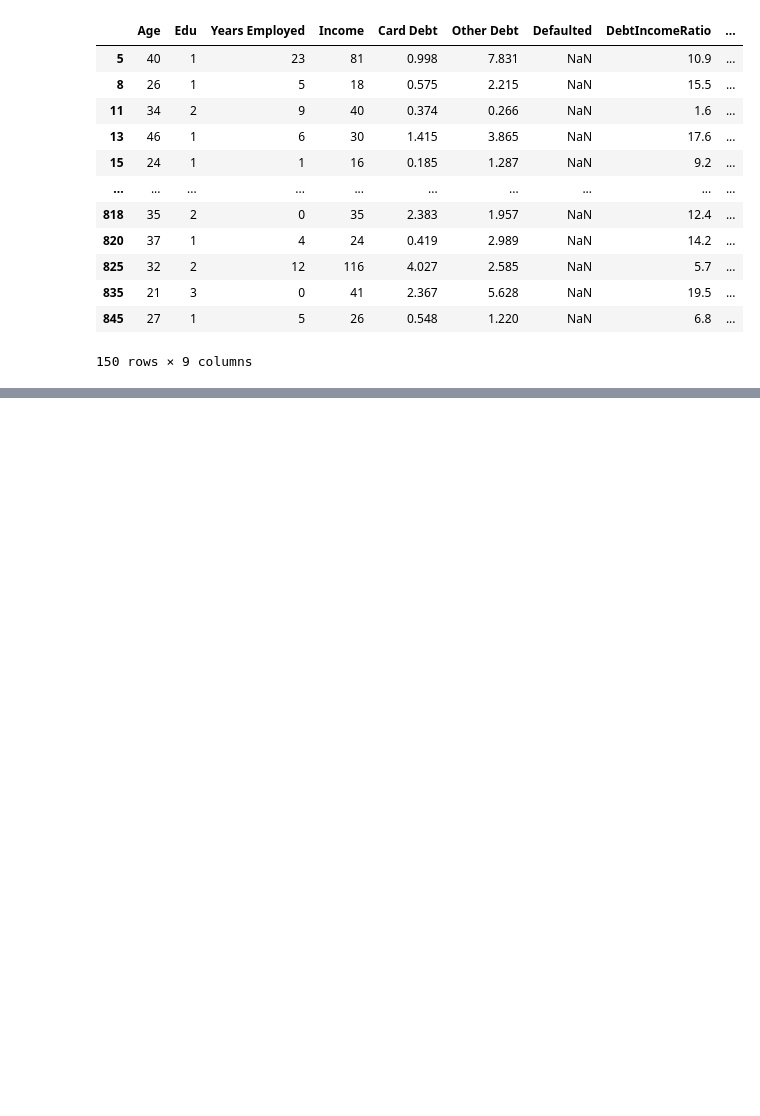
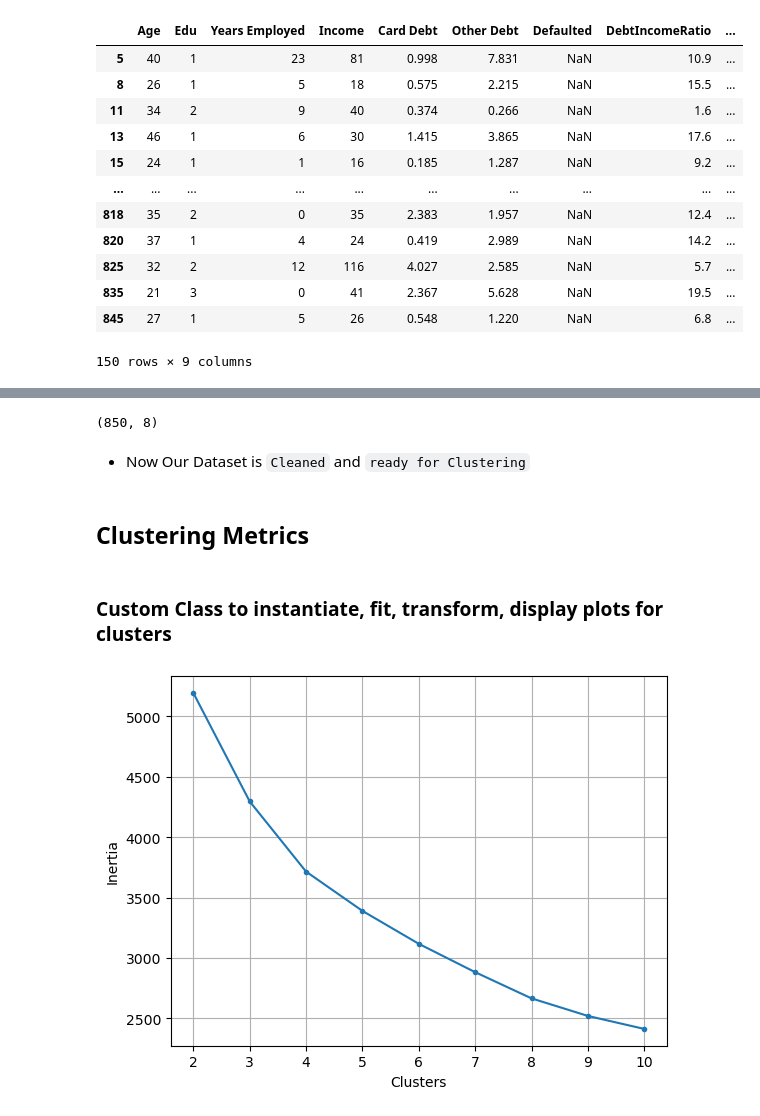
Before and after one commit to KDcodePy/Customer_Clustering_With_Kmeans, a Jupyter notebook: Kmeans.ipynb, the cells around one changed output, grey strips where cells are left out. Cells and saved outputs as stored; diff of their text form; code cells hidden in the pictures; blank space fills up the shorter version.

Commit message:
update Kmeans.ipynb - add new class to create model and diplay plots

```diff
--- a/Kmeans.ipynb
+++ b/Kmeans.ipynb
@@ -247,3 +249,6 @@ test_df
 # %%
 # Drop the missing value feature
 test_df.drop(columns="Defaulted", inplace=True)
+# %%
+# Replace the column name prediction back to Defaulted
+test_df.rename(columns={"prediction":"Defaulted"},inplace=True)
@@ -249,0 +265,3 @@ test_df.drop(columns="Defaulted", inplace=True)
+# %%
+# Combine Train and test DataFrame back together into a new df
+cleaned_df = pd.concat([train_df,test_df])
@@ -249,0 +308,50 @@ test_df.drop(columns="Defaulted", inplace=True)
+# %%
+cleaned_df.shape
+# %% [output]
+(850, 8)
+# %% [markdown]
+- Now Our Dataset is `Cleaned` and `ready for Clustering`
+# %% [markdown]
+## Clustering Metrics
+# %% [markdown]
+### Custom Class to instantiate, fit, transform, display plots for clusters
+# %%
+class ClusterMaker:
+    def __init__(self, data):
+        self.data = data
+
+        # Instantiate Scaler
+        scaler = StandardScaler()
+
+        # Fit and trian dataframe
+        self.scaled_df = scaler.fit_transform(data)
+
+    # Display Inertias or Silhouette
+    def display_plot(self,metric,start:int,end:int,labels:list):
+        # score tracker
+        tracker = []
+
+        # Iterate to range of start~end
+        for k in range(start,end):
+            kmeans = KMeans(n_clusters=k, random_state=42)
+            kmeans.fit(self.scaled_df)
+            if metric == "inertia":
+                tracker.append(kmeans.inertia_)
+            elif metric == "silhouette":
+                tracker.append(silhouette_score(self.scaled_df,kmeans.labels_))
+
+        # Set visuals
+        plt.plot(range(start,end),tracker,marker=".")
+        plt.xlabel(labels[0])
+        plt.ylabel(labels[1])
+        plt.grid(True)
+        return plt.show()
+# %%
+# Instantiate model
+cluster = ClusterMaker(cleaned_df)
+# %%
+# Display Inertia
+labels = ["Clusters", "Inertia"]
+cluster.display_plot("inertia",2,11,labels)
+# %% [output]
+[figure, added]
```
Also changed, not shown: parts of 9 cells of this notebook.
